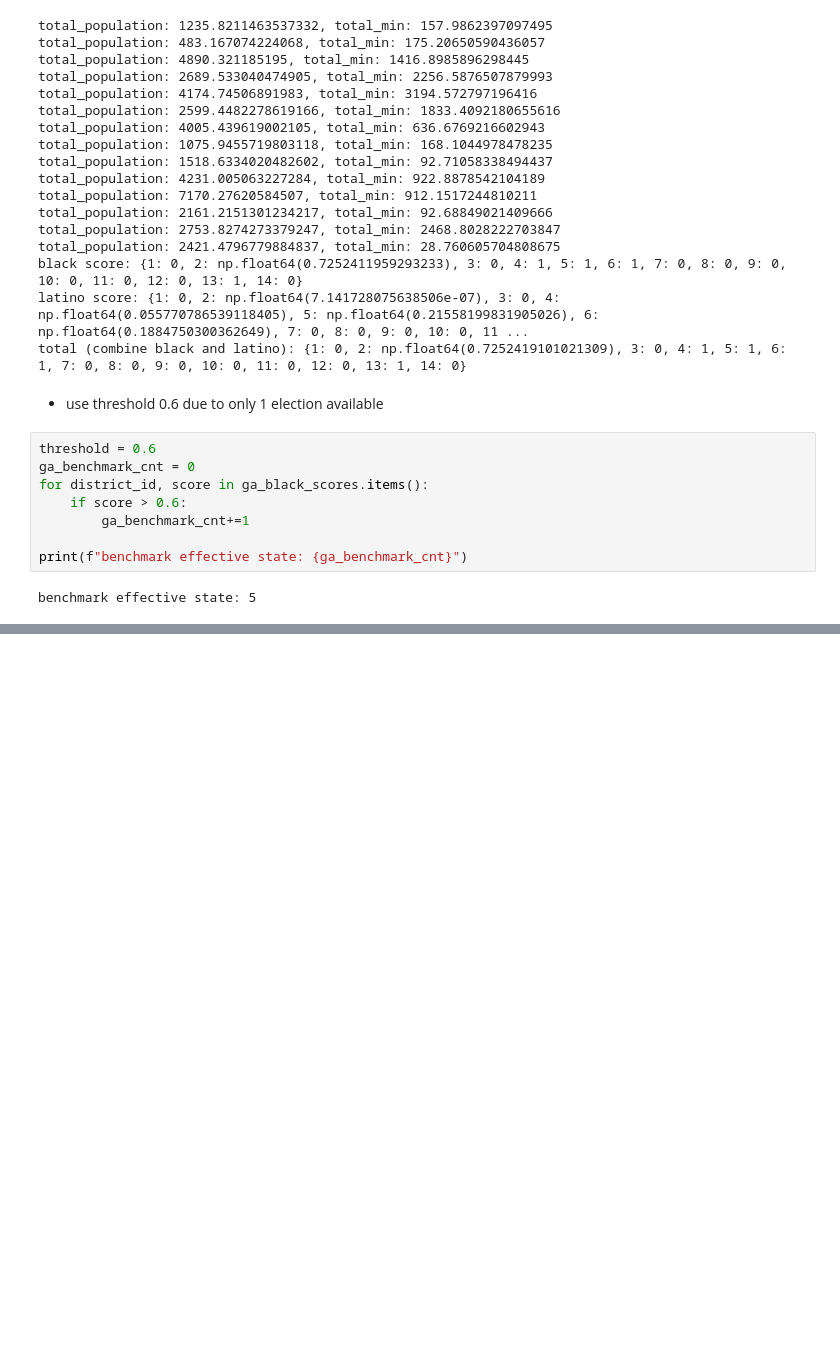
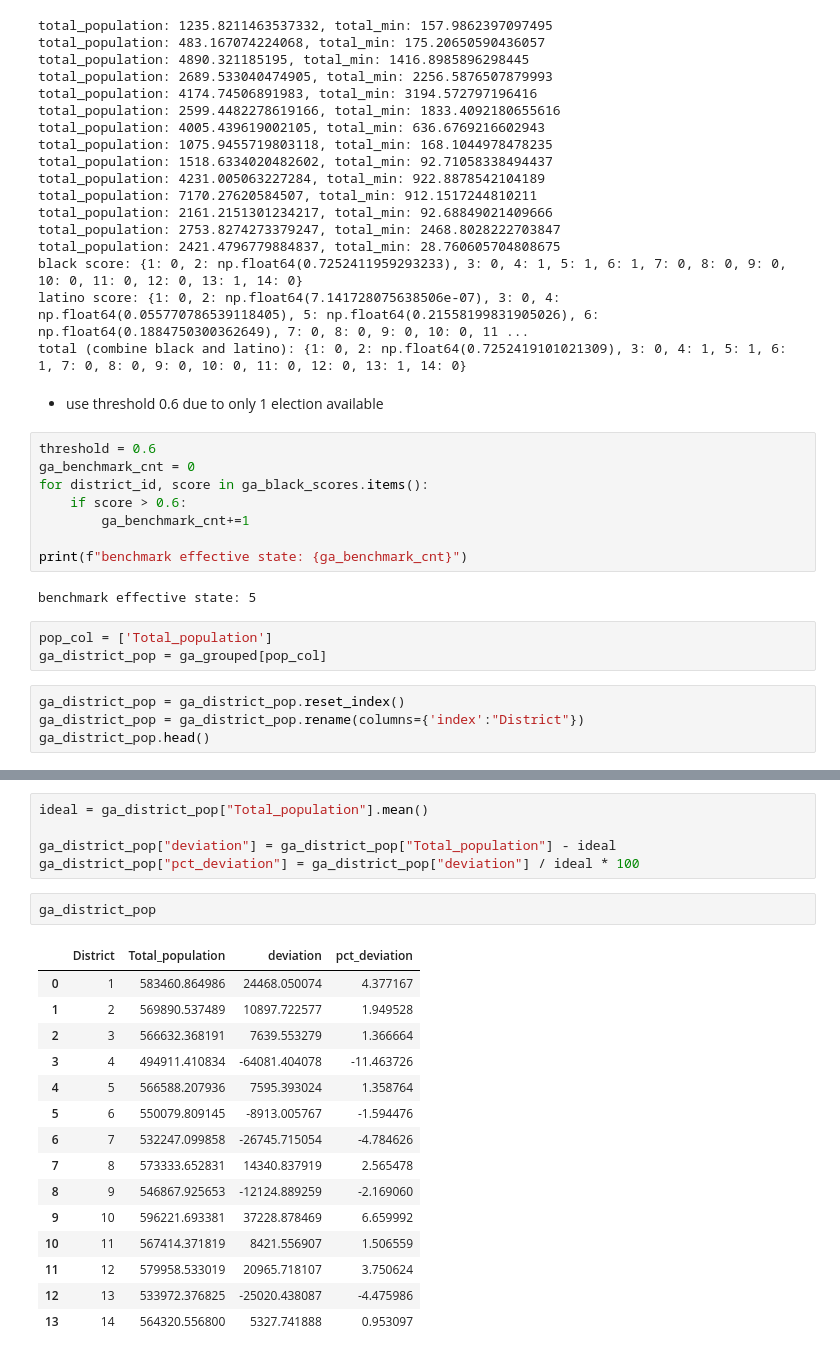
Before and after one commit to CSE416-Rockies/Rockies-VRA-Repeal-Analysis, a Jupyter notebook: preprocessing/GerryChain/ei.ipynb, the cells around one changed output, grey strips where cells are left out. Saved outputs shown, nothing was run; the diff lists cells and outputs as text; blank space fills up the shorter version.

```diff
--- a/preprocessing/GerryChain/ei.ipynb
+++ b/preprocessing/GerryChain/ei.ipynb
@@ -376,3 +376,10 @@ for district_id, score in ga_black_scores.items():
 print(f"benchmark effective state: {ga_benchmark_cnt}")
 # %% [output]
 benchmark effective state: 5
+# %%
+pop_col = ['Total_population']
+ga_district_pop = ga_grouped[pop_col]
+# %%
+ga_district_pop = ga_district_pop.reset_index()
+ga_district_pop = ga_district_pop.rename(columns={'index':"District"})
+ga_district_pop.head()
@@ -378,0 +393,23 @@ benchmark effective state: 5
+# %%
+ideal = ga_district_pop["Total_population"].mean()
+
+ga_district_pop["deviation"] = ga_district_pop["Total_population"] - ideal
+ga_district_pop["pct_deviation"] = ga_district_pop["deviation"] / ideal * 100
+# %%
+ga_district_pop
+# %% [output]
+|  | District | Total_population | deviation | pct_deviation |
+| 0 | 1 | 583460.864986 | 24468.050074 | 4.377167 |
+| 1 | 2 | 569890.537489 | 10897.722577 | 1.949528 |
+| 2 | 3 | 566632.368191 | 7639.553279 | 1.366664 |
+| 3 | 4 | 494911.410834 | -64081.404078 | -11.463726 |
+| 4 | 5 | 566588.207936 | 7595.393024 | 1.358764 |
+| 5 | 6 | 550079.809145 | -8913.005767 | -1.594476 |
+| 6 | 7 | 532247.099858 | -26745.715054 | -4.784626 |
+| 7 | 8 | 573333.652831 | 14340.837919 | 2.565478 |
+| 8 | 9 | 546867.925653 | -12124.889259 | -2.169060 |
+| 9 | 10 | 596221.693381 | 37228.878469 | 6.659992 |
+| 10 | 11 | 567414.371819 | 8421.556907 | 1.506559 |
+| 11 | 12 | 579958.533019 | 20965.718107 | 3.750624 |
+| 12 | 13 | 533972.376825 | -25020.438087 | -4.475986 |
+| 13 | 14 | 564320.556800 | 5327.741888 | 0.953097 |
```
Also changed, not shown: parts of 3 cells of this notebook, 16 other files.
